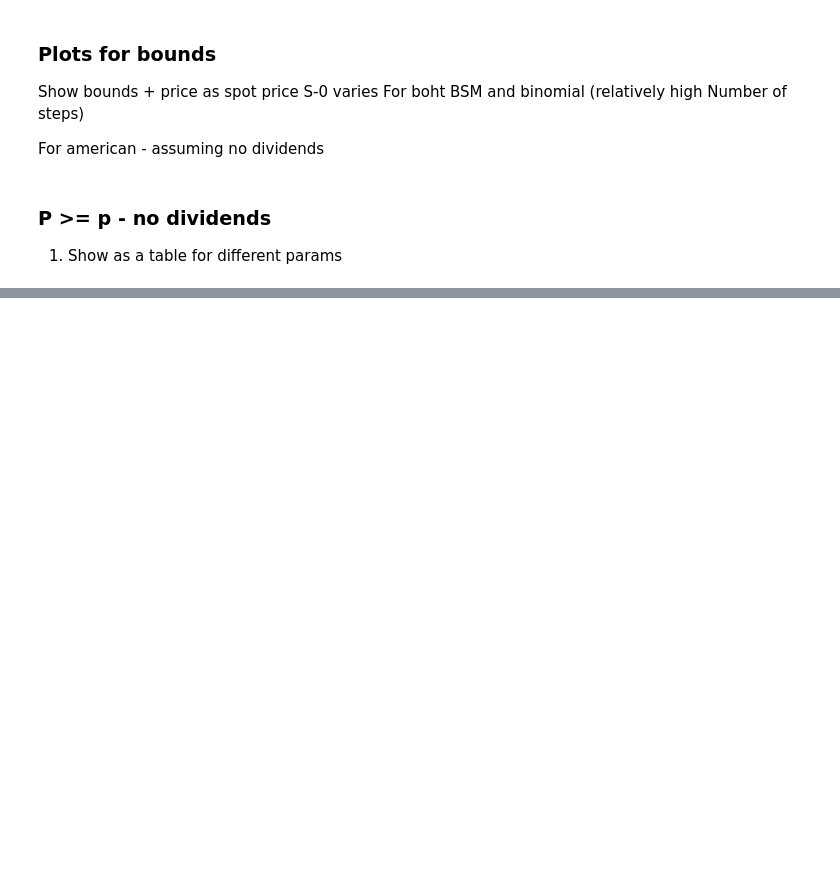
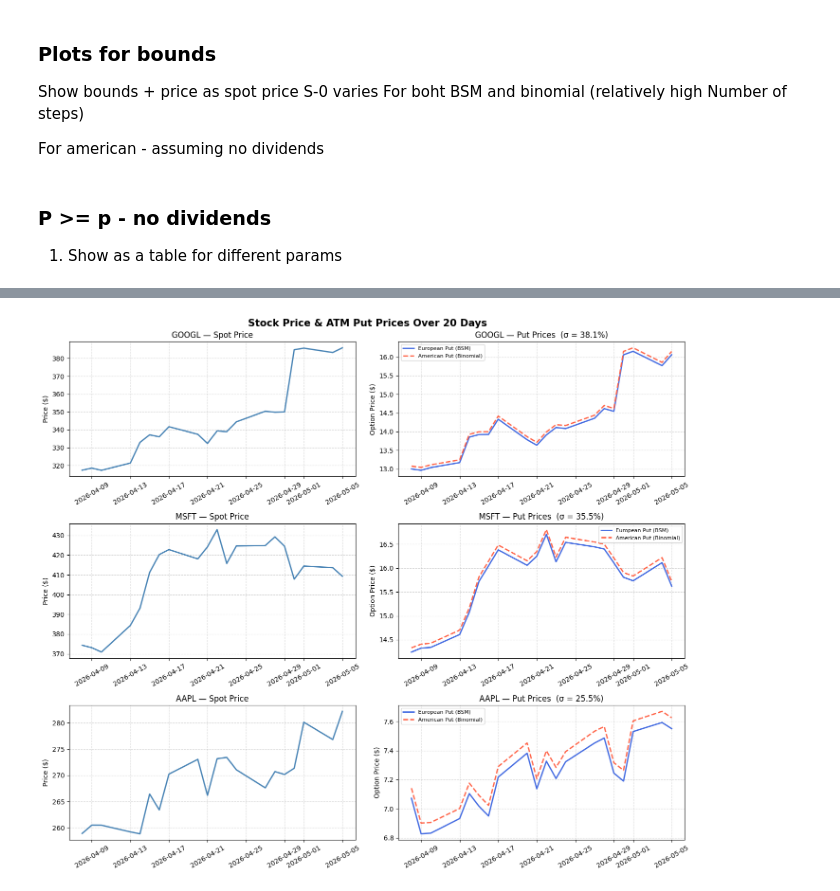
Before and after one commit to Sakii0912/Options_Pricing_Engine, a Jupyter notebook: notebooks/BSM_Binomial.ipynb, the cells around one changed output, grey strips where cells are left out. Saved outputs shown, nothing was run; the diff lists cells and outputs as text; code cells hidden in the pictures; blank space fills up the shorter version.

Commit message:
adding code to check bsm engine implementation with real spot data

```diff
--- a/notebooks/BSM_Binomial.ipynb
+++ b/notebooks/BSM_Binomial.ipynb
@@ -41,0 +42,16 @@ For american - assuming no dividends
+# %%
+import numpy as np
+import pandas as pd
+import matplotlib.pyplot as plt
+import yfinance as yf
+from quantkit.pricing.core.instruments import Option, OptionType, OptionStyle
+from quantkit.pricing.core.market import MarketData
+from quantkit.pricing.core.pricer import Pricer
+
+TICKERS  = ["GOOGL", "MSFT", "AAPL"]
+T        = 30 / 365   # 30-day option, fixed throughout
+r        = 0.05
+N_STEPS  = 150        # binomial steps
+
+raw = yf.download(TICKERS, period="40d", auto_adjust=True)["Close"].dropna().tail(20)
+print(raw)
@@ -41,0 +118,30 @@ For american - assuming no dividends
+# %%
+fig, axes = plt.subplots(3, 2, figsize=(14, 12))
+fig.suptitle("Stock Price & ATM Put Prices Over 20 Days", fontsize=15, fontweight="bold")
+
+for i, ticker in enumerate(TICKERS):
+    df = results[ticker]
+
+    # Left: spot price
+    ax_s = axes[i, 0]
+    ax_s.plot(df.index, df["spot"], color="steelblue", linewidth=2)
+    ax_s.set_title(f"{ticker} — Spot Price")
+    ax_s.set_ylabel("Price ($)")
+    ax_s.tick_params(axis="x", rotation=30)
+    ax_s.grid(True, linestyle="--", alpha=0.5)
+
+    # Right: option prices
+    ax_o = axes[i, 1]
+    ax_o.plot(df.index, df["eu_put_bsm"],       label="European Put (BSM)",      color="royalblue",  linewidth=2)
+    ax_o.plot(df.index, df["am_put_binomial"],   label="American Put (Binomial)", color="tomato",     linewidth=2, linestyle="--")
+    sigma_pct = df["sigma"].iloc[0] * 100
+    ax_o.set_title(f"{ticker} — Put Prices  (σ = {sigma_pct:.1f}%)")
+    ax_o.set_ylabel("Option Price ($)")
+    ax_o.tick_params(axis="x", rotation=30)
+    ax_o.legend(fontsize=8)
+    ax_o.grid(True, linestyle="--", alpha=0.5)
+
+plt.tight_layout()
+plt.show()
+# %% [output]
+[figure, added]
```
Also changed, not shown: parts of 4 cells of this notebook, 2 other files.
